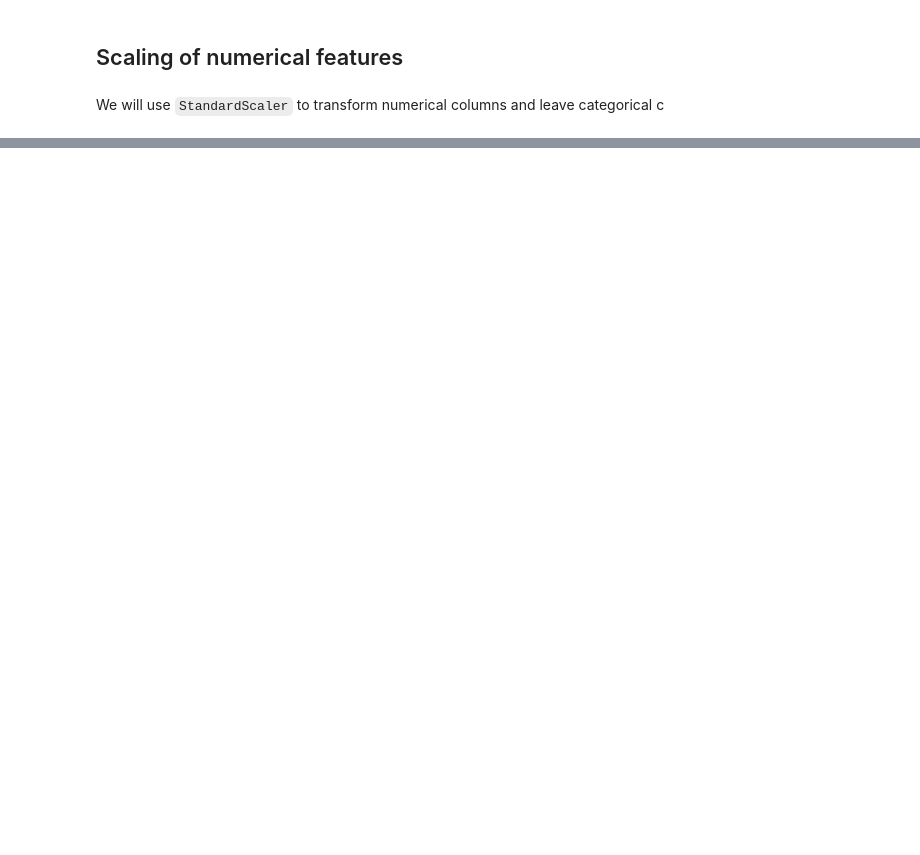
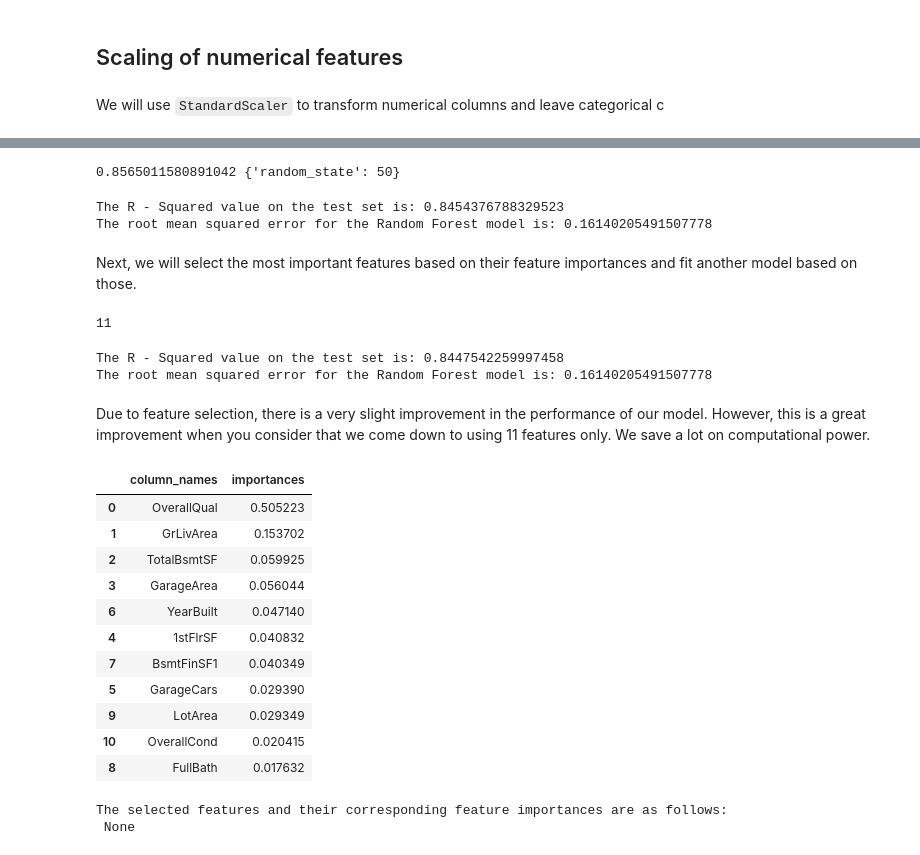
Before and after one commit to noah1-alt/Machine-Learning-Projects, a Jupyter notebook: future-ml-01.ipynb, the cells around one changed output, grey strips where cells are left out. Cells and saved outputs as stored; diff of their text form; code cells hidden in the pictures; blank space fills up the shorter version.

```diff
--- a/future-ml-01.ipynb
+++ b/future-ml-01.ipynb
@@ -516,0 +596,69 @@ print(score, score1)
+# %%
+param_grid = {'random_state':[0,10,20,20,30,40,50,60]}
+rf = RandomForestRegressor()
+rf_cv = RandomizedSearchCV(rf, param_grid, cv = kf)
+rf_cv.fit(X_train, y_train_log)
+print(rf_cv.best_score_, rf_cv.best_params_)
+# %% [output]
+0.8565011580891042 {'random_state': 50}
+# %%
+rf_model = RandomForestRegressor(random_state = 42)
+rf_model.fit(X_train, y_train_log)
+rf_score = rf_model.score(X_test, y_test_log)
+rf_y_pred = rf_model.predict(X_test)
+rf_mse = mean_squared_error(y_test_log, rf_y_pred)
+print(f'The R - Squared value on the test set is: {rf_score}')
+print(f'The root mean squared error for the Random Forest model is: {np.sqrt(rf_mse)}')
+# %% [output]
+The R - Squared value on the test set is: 0.8454376788329523
+The root mean squared error for the Random Forest model is: 0.16140205491507778
+# %% [markdown]
+Next, we will select the most important features based on their feature importances and fit another model based on those.
+# %%
+features = X_train.columns
+importances = rf_model.feature_importances_
+# Create a dataframe showing features alongside their feature importances
+fi_df = pd.DataFrame({'column_names':features, 'importances':importances})
+fi_df = fi_df.sort_values('importances',ascending = False)
+# Extract columns whose contribution is more than 1% in the prediction of house price
+rf_selected_features = list(fi_df[fi_df['importances'] >= 0.01].column_names)
+print(len(rf_selected_features))
+# Create a new training set and testing set based on the selected features
+X_train_rf = X_train[rf_selected_features]
+X_test_rf = X_test[rf_selected_features]
+# %% [output]
+11
+# %%
+rf_sf_model = RandomForestRegressor(random_state = 42)
+rf_sf_model.fit(X_train_rf, y_train_log)
+rf_sf_score = rf_sf_model.score(X_test_rf, y_test_log)
+rf_sf_pred = rf_model.predict(X_test)
+rf_mse = mean_squared_error(y_test_log, rf_sf_pred)
+print(f'The R - Squared value on the test set is: {rf_sf_score}')
+print(f'The root mean squared error for the Random Forest model is: {np.sqrt(rf_mse)}')
+# %% [output]
+The R - Squared value on the test set is: 0.8447542259997458
+The root mean squared error for the Random Forest model is: 0.16140205491507778
+# %% [markdown]
+Due to feature selection, there is a very slight improvement in the performance of our model.
+However, this is a great improvement when you consider that we come down to using 11 features only. We save a lot on computational power.
+# %%
+# Create a dataframe of column names and feature importance of newly fit model
+fi_df = pd.DataFrame({'column_names':X_train_rf.columns, 'importances':rf_sf_model.feature_importances_})
+fi_df = fi_df.sort_values('importances',ascending = False)
+print(f'The selected features and their corresponding feature importances are as follows:\n {display(fi_df)}')
+# %% [output]
+|  | column_names | importances |
+| 0 | OverallQual | 0.505223 |
+| 1 | GrLivArea | 0.153702 |
+| 2 | TotalBsmtSF | 0.059925 |
+| 3 | GarageArea | 0.056044 |
+| 6 | YearBuilt | 0.047140 |
+| 4 | 1stFlrSF | 0.040832 |
+| 7 | BsmtFinSF1 | 0.040349 |
+| 5 | GarageCars | 0.029390 |
+| 9 | LotArea | 0.029349 |
+| 10 | OverallCond | 0.020415 |
+| 8 | FullBath | 0.017632 |
+The selected features and their corresponding feature importances are as follows:
+ None
```
Also changed, not shown: parts of 31 cells of this notebook.
